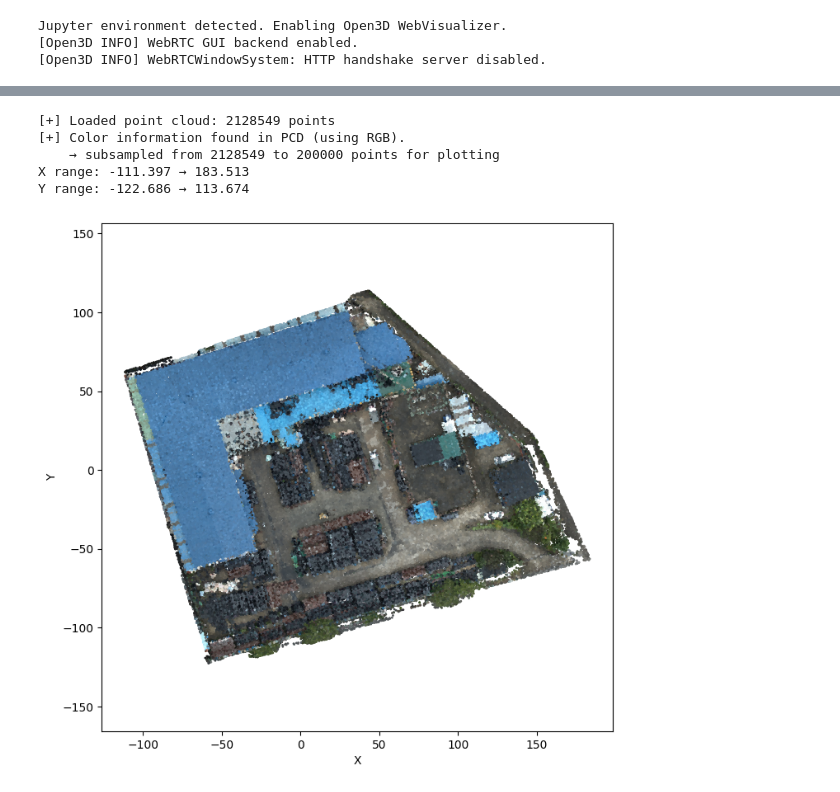
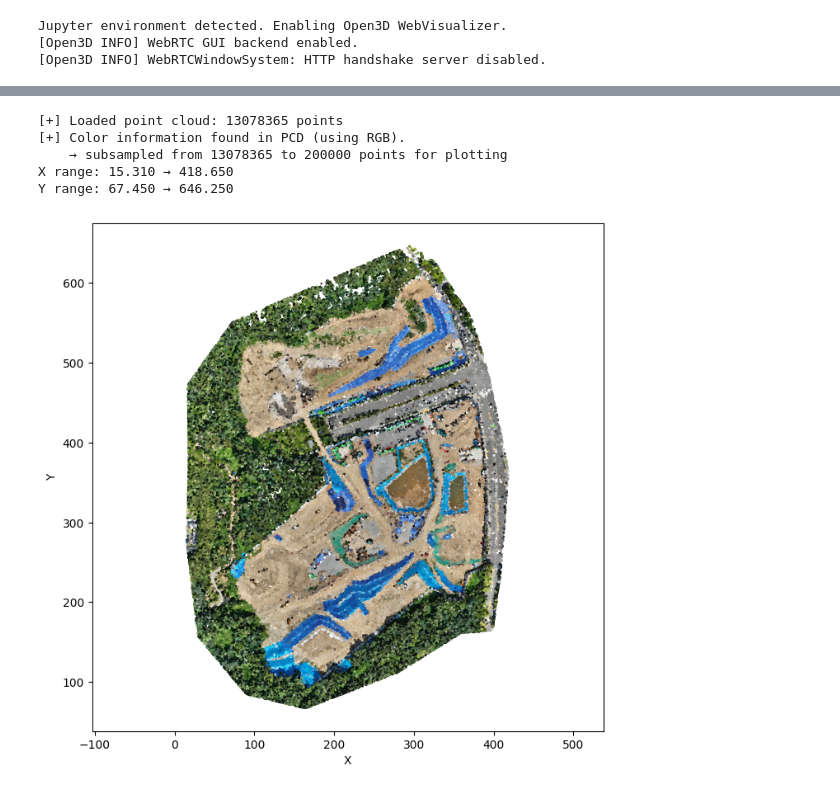
Before and after one commit to yutakseo/pcdConverter, a Jupyter notebook: workspace/sejong.ipynb, the cells around one changed output, grey strips where cells are left out. Cells and saved outputs as stored; diff of their text form; code cells hidden in the pictures.

```diff
--- a/workspace/sejong.ipynb
+++ b/workspace/sejong.ipynb
@@ -164,14 +161,14 @@ Y range: -87.535 → 113.626
 # %%
 pts_vis, colors_vis = visualize_pcd(
-    "/workspace/PCD_FILES/sejong.pcd",
+    "/workspace/PCD_FILES/seocho.pcd",
     max_points=200_000,
     use_rgb_if_available=True,
     show_3d=False
 )
 # %% [output]
-[+] Loaded point cloud: 2128549 points
+[+] Loaded point cloud: 13078365 points
 [+] Color information found in PCD (using RGB).
-    → subsampled from 2128549 to 200000 points for plotting
-X range: -111.397 → 183.513
-Y range: -122.686 → 113.674
+    → subsampled from 13078365 to 200000 points for plotting
+X range: 15.310 → 418.650
+Y range: 67.450 → 646.250
-[figure, old version]
+[figure, new version]
```
Also changed, not shown: parts of 12 cells of this notebook, 5 other files.
